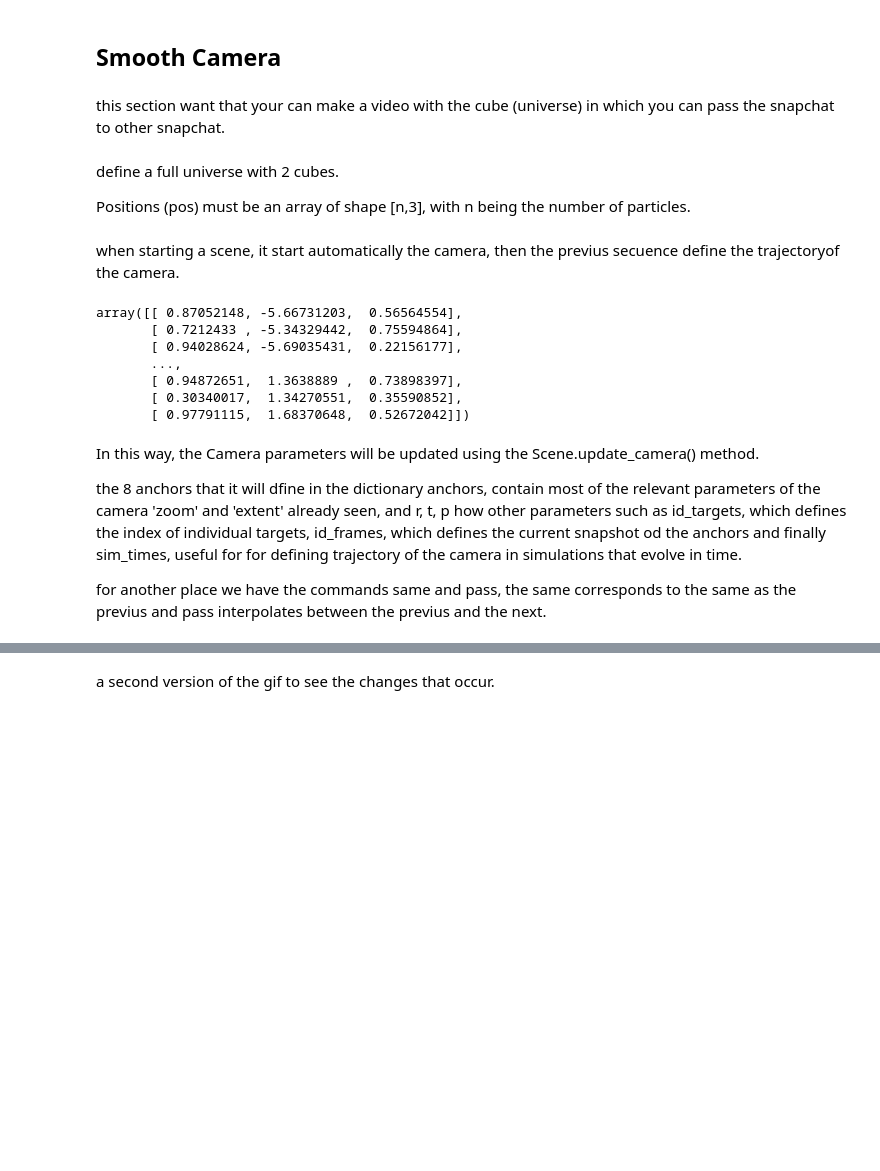
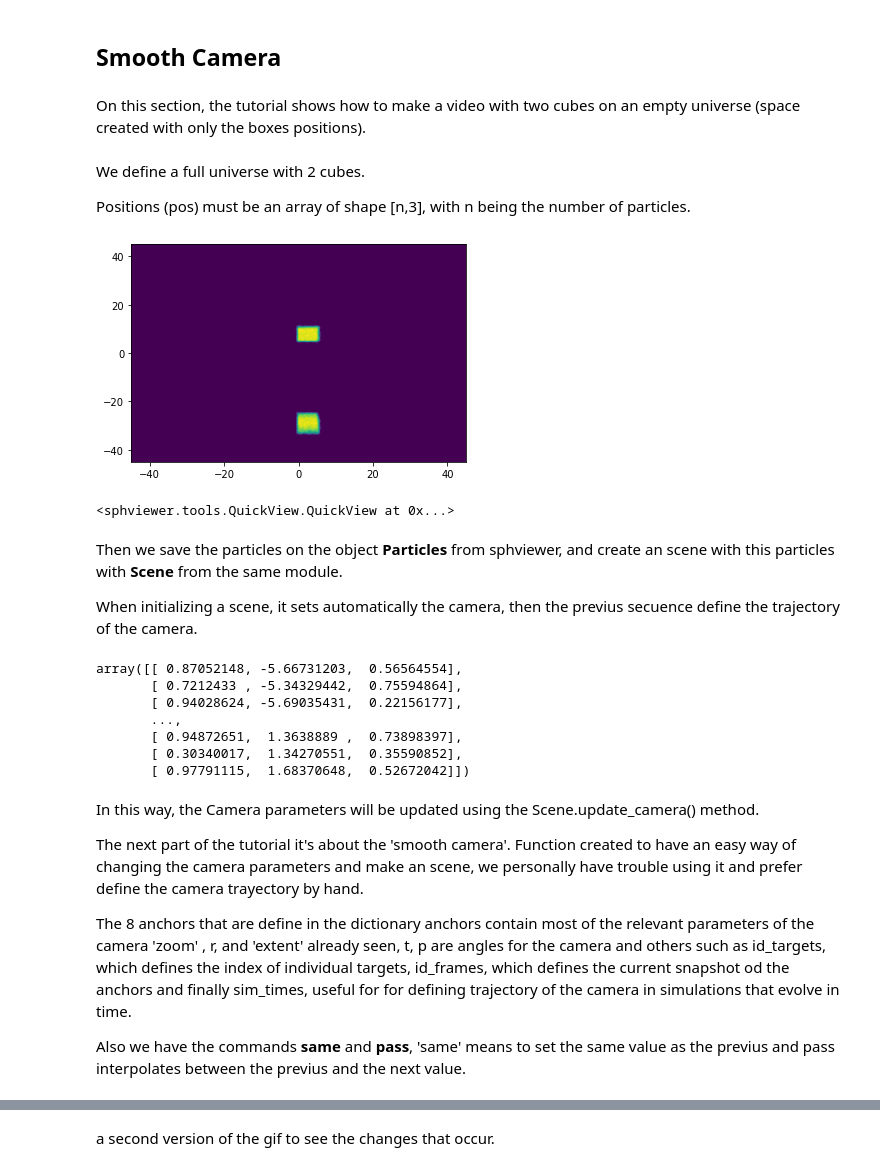
Before and after one commit to sebalepe/sphviewer_userguide, a Jupyter notebook: Tutorial.ipynb, the cells around one changed output, grey strips where cells are left out. Drawn from its saved outputs; the diff is of its cells as text; code cells hidden in the pictures; blank space fills up the shorter version.

```diff
--- a/Tutorial.ipynb
+++ b/Tutorial.ipynb
@@ -220,7 +220,7 @@ plt.show()
 # %% [markdown]
 ## Smooth Camera
 # %% [markdown]
-this section want that your can make a video with the cube (universe) in which you can pass the snapchat to other snapchat.
+On this section, the tutorial shows how to make a video with two cubes on an empty universe (space created with only the boxes positions).
 # %%
 import matplotlib.pyplot as plt
 import h5py
@@ -228,19 +228,26 @@ import sphviewer as sph
 from sphviewer.tools import camera_tools
 import numpy as np
 # %% [markdown]
-define a full universe with 2 cubes.
+We define a full universe with 2 cubes.
 
 Positions (pos) must be an array of shape [n,3], with n being the number of particles.
 # %%
 n1 = 10000
 cube1 = np.random.rand(n1, 3)
 cube1[:,1]-= 6
 cube2 = np.random.rand(n1, 3)
 cube2[:,1] += 1
 cubes = np.concatenate((cube1,cube2), axis=0)
 mass = np.ones(n1 + n1)
+
+QuickView(pos=cubes, mass=mass, x=0,y=-0,z=0)
+# %% [output]
+[figure, added]
+<sphviewer.tools.QuickView.QuickView at 0x...>
 # %% [markdown]
-when starting a scene, it start automatically the camera, then the previus secuence define the trajectoryof the camera.
+Then we save the particles on the object <b> Particles </b> from sphviewer, and create an scene with this particles with <b> Scene </b> from the same module.
+
+When initializing a scene, it sets automatically the camera, then the previus secuence define the trajectory of the camera.
 # %%
 P = sph.Particles(cubes, mass)
 P.get_pos()
@@ -255,9 +262,12 @@ array([[ 0.87052148, -5.66731203,  0.56564554],
 # %% [markdown]
 In this way, the Camera parameters will be updated using the Scene.update_camera() method.
 
-the 8 anchors that it will dfine in the dictionary anchors, contain most of the relevant parameters of the camera 'zoom' and 'extent' already seen, and r, t, p how other parameters such as id_targets, which defines the index of individual targets, id_frames, which defines the current snapshot od the anchors and finally sim_times, useful for for defining trajectory of the camera in simulations that evolve in time.
+The next part of the tutorial it's about the 'smooth camera'. Function created to have an easy way of changing the
+camera parameters and make an scene, we personally have trouble using it and prefer define the camera trayectory by hand.
 
-for another place we have the commands same and pass, the same corresponds to the same as the previus and pass interpolates between the previus and the next.
+The 8 anchors that are define in the dictionary anchors contain most of the relevant parameters of the camera 'zoom' , r, and 'extent' already seen, t, p are angles for the camera and others such as id_targets, which defines the index of individual targets, id_frames, which defines the current snapshot od the anchors and finally sim_times, useful for for defining trajectory of the camera in simulations that evolve in time.
+
+Also we have the commands <b>same</b> and <b>pass</b>, 'same' means to set the same value as the previus and pass interpolates between the previus and the next value.
 # %%
 cm_1 = [0.5, 1.5, 0.5] #pos cubo1
 cm_2 = [0.5, -5.5, 0.5]#pos cubo2
```
Also changed, not shown: parts of 11 cells of this notebook, 4 other files.
